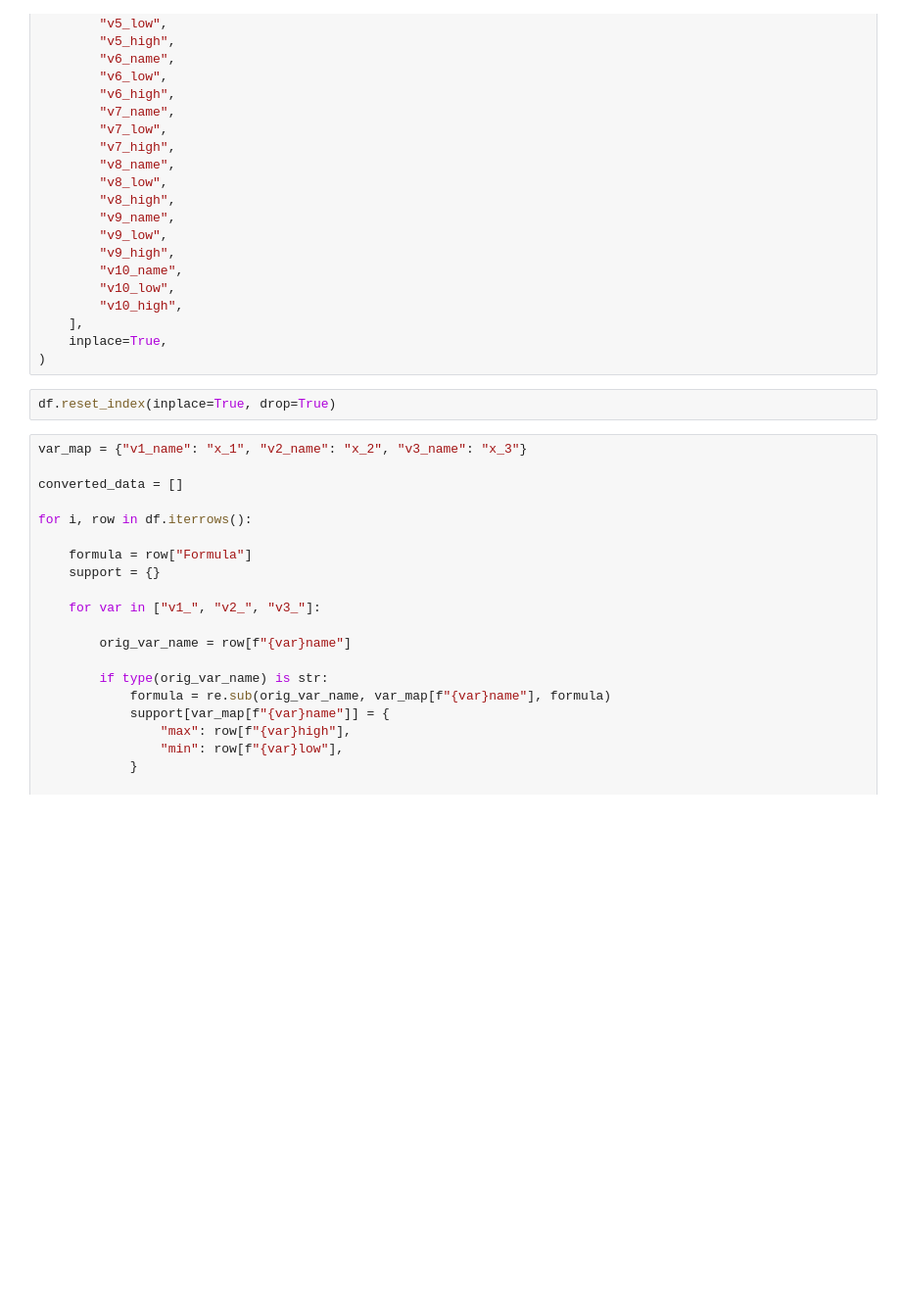
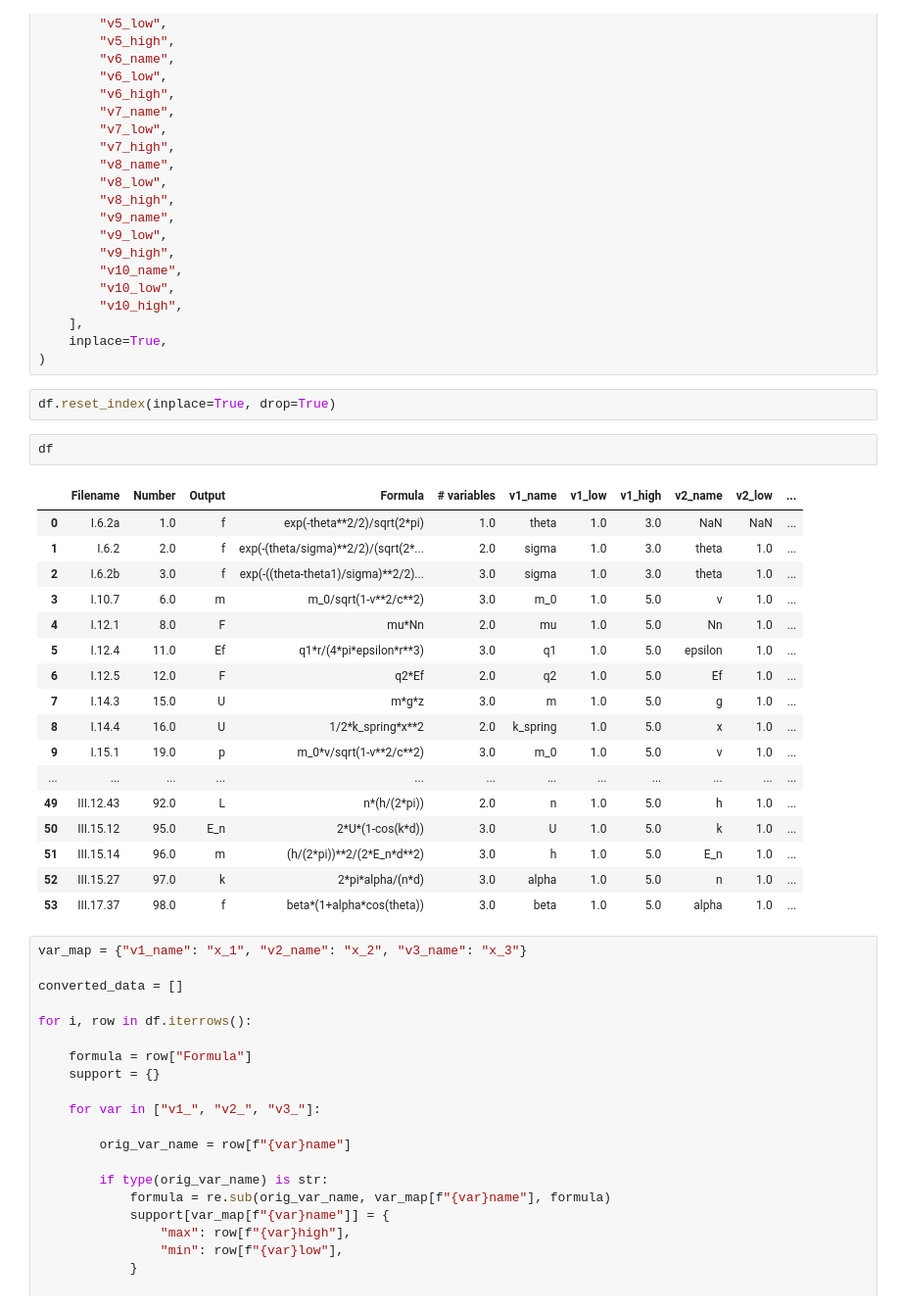
Before and after one commit to SiddeshSambasivam/FYP-Archive, a Jupyter notebook: notebooks/prepare_feynman.ipynb, the cells around one changed output. Shown: that part at 98% size. Drawn from its saved outputs; the diff is of its cells as text; blank space fills up the shorter version.

```diff
--- a/notebooks/prepare_feynman.ipynb
+++ b/notebooks/prepare_feynman.ipynb
@@ -40,6 +40,26 @@ df.drop(
 )
 # %%
 df.reset_index(inplace=True, drop=True)
+# %%
+df
+# %% [output]
+|  | Filename | Number | Output | Formula | # variables | v1_name | v1_low | v1_high | v2_name | v2_low | ... |
+| 0 | I.6.2a | 1.0 | f | exp(-theta**2/2)/sqrt(2*pi) | 1.0 | theta | 1.0 | 3.0 | NaN | NaN | ... |
+| 1 | I.6.2 | 2.0 | f | exp(-(theta/sigma)**2/2)/(sqrt(2*... | 2.0 | sigma | 1.0 | 3.0 | theta | 1.0 | ... |
+| 2 | I.6.2b | 3.0 | f | exp(-((theta-theta1)/sigma)**2/2)... | 3.0 | sigma | 1.0 | 3.0 | theta | 1.0 | ... |
+| 3 | I.10.7 | 6.0 | m | m_0/sqrt(1-v**2/c**2) | 3.0 | m_0 | 1.0 | 5.0 | v | 1.0 | ... |
+| 4 | I.12.1 | 8.0 | F | mu*Nn | 2.0 | mu | 1.0 | 5.0 | Nn | 1.0 | ... |
+| 5 | I.12.4 | 11.0 | Ef | q1*r/(4*pi*epsilon*r**3) | 3.0 | q1 | 1.0 | 5.0 | epsilon | 1.0 | ... |
+| 6 | I.12.5 | 12.0 | F | q2*Ef | 2.0 | q2 | 1.0 | 5.0 | Ef | 1.0 | ... |
+| 7 | I.14.3 | 15.0 | U | m*g*z | 3.0 | m | 1.0 | 5.0 | g | 1.0 | ... |
+| 8 | I.14.4 | 16.0 | U | 1/2*k_spring*x**2 | 2.0 | k_spring | 1.0 | 5.0 | x | 1.0 | ... |
+| 9 | I.15.1 | 19.0 | p | m_0*v/sqrt(1-v**2/c**2) | 3.0 | m_0 | 1.0 | 5.0 | v | 1.0 | ... |
+| ... | ... | ... | ... | ... | ... | ... | ... | ... | ... | ... | ... |
+| 49 | III.12.43 | 92.0 | L | n*(h/(2*pi)) | 2.0 | n | 1.0 | 5.0 | h | 1.0 | ... |
+| 50 | III.15.12 | 95.0 | E_n | 2*U*(1-cos(k*d)) | 3.0 | U | 1.0 | 5.0 | k | 1.0 | ... |
+| 51 | III.15.14 | 96.0 | m | (h/(2*pi))**2/(2*E_n*d**2) | 3.0 | h | 1.0 | 5.0 | E_n | 1.0 | ... |
+| 52 | III.15.27 | 97.0 | k | 2*pi*alpha/(n*d) | 3.0 | alpha | 1.0 | 5.0 | n | 1.0 | ... |
+| 53 | III.17.37 | 98.0 | f | beta*(1+alpha*cos(theta)) | 3.0 | beta | 1.0 | 5.0 | alpha | 1.0 | ... |
 # %%
 var_map = {"v1_name": "x_1", "v2_name": "x_2", "v3_name": "x_3"}
 
```
Also changed, not shown: 3 other files.
